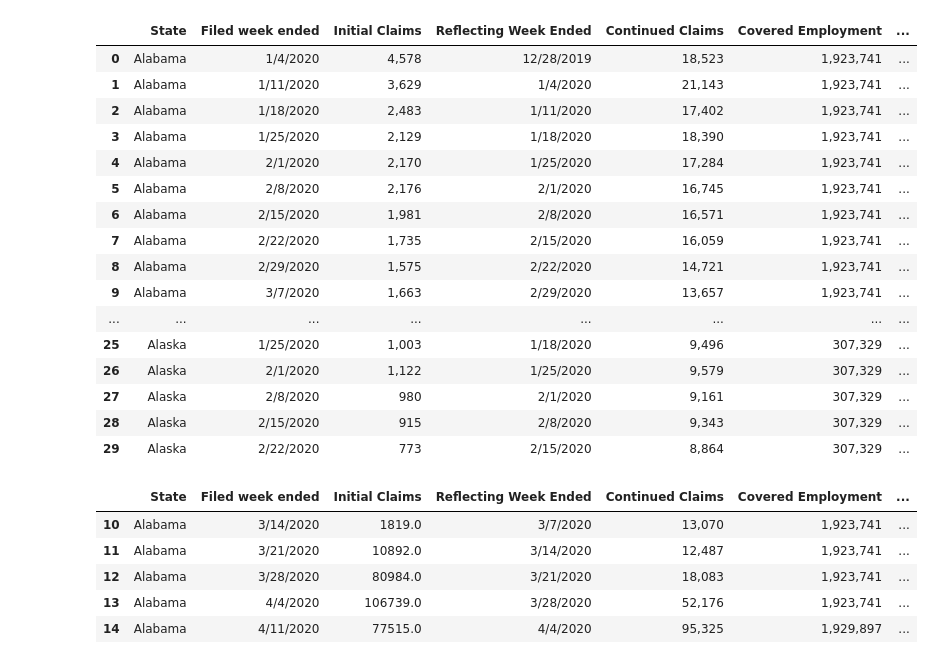
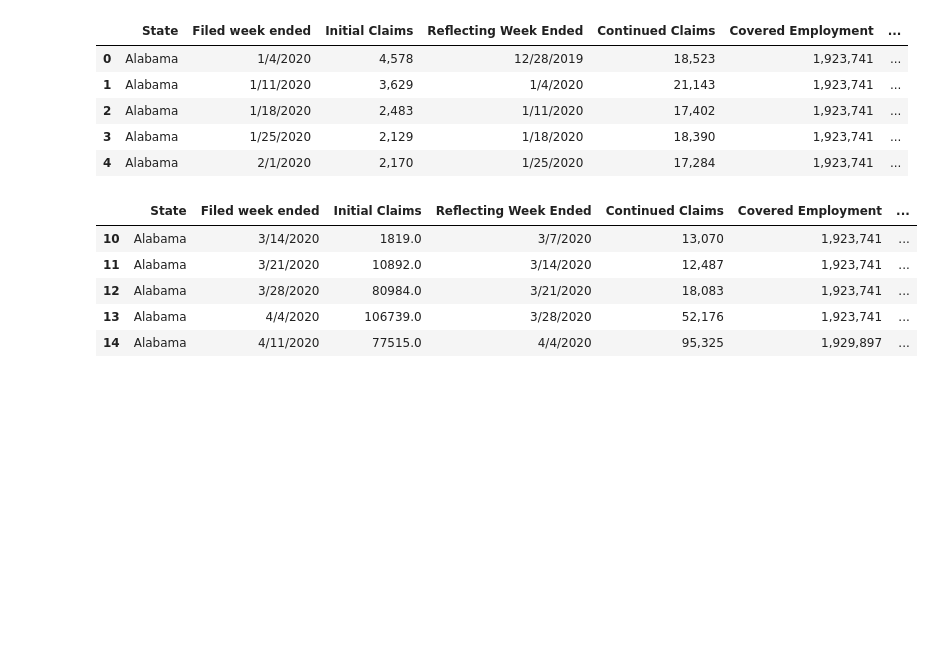
Before and after one commit to lowsaelee/US-Unemployment-Claims-2020, a Jupyter notebook: State_Unemployment_Claims.ipynb, the cells around one changed output. Saved outputs shown, nothing was run; the diff lists cells and outputs as text; code cells hidden in the pictures; blank space fills up the shorter version.

```diff
--- a/State_Unemployment_Claims.ipynb
+++ b/State_Unemployment_Claims.ipynb
@@ -5,25 +5,14 @@ import matplotlib.pyplot as plt
 # %%
 df = pd.read_csv("weeklyUnemploymentClaims-allStates-2020.csv")
 # %%
-df.head(30)
+df.head()
 # %% [output]
 |  | State | Filed week ended | Initial Claims | Reflecting Week Ended | Continued Claims | Covered Employment | ... |
 | 0 | Alabama | 1/4/2020 | 4,578 | 12/28/2019 | 18,523 | 1,923,741 | ... |
 | 1 | Alabama | 1/11/2020 | 3,629 | 1/4/2020 | 21,143 | 1,923,741 | ... |
 | 2 | Alabama | 1/18/2020 | 2,483 | 1/11/2020 | 17,402 | 1,923,741 | ... |
 | 3 | Alabama | 1/25/2020 | 2,129 | 1/18/2020 | 18,390 | 1,923,741 | ... |
 | 4 | Alabama | 2/1/2020 | 2,170 | 1/25/2020 | 17,284 | 1,923,741 | ... |
-| 5 | Alabama | 2/8/2020 | 2,176 | 2/1/2020 | 16,745 | 1,923,741 | ... |
-| 6 | Alabama | 2/15/2020 | 1,981 | 2/8/2020 | 16,571 | 1,923,741 | ... |
-| 7 | Alabama | 2/22/2020 | 1,735 | 2/15/2020 | 16,059 | 1,923,741 | ... |
-| 8 | Alabama | 2/29/2020 | 1,575 | 2/22/2020 | 14,721 | 1,923,741 | ... |
-| 9 | Alabama | 3/7/2020 | 1,663 | 2/29/2020 | 13,657 | 1,923,741 | ... |
-| ... | ... | ... | ... | ... | ... | ... | ... |
-| 25 | Alaska | 1/25/2020 | 1,003 | 1/18/2020 | 9,496 | 307,329 | ... |
-| 26 | Alaska | 2/1/2020 | 1,122 | 1/25/2020 | 9,579 | 307,329 | ... |
-| 27 | Alaska | 2/8/2020 | 980 | 2/1/2020 | 9,161 | 307,329 | ... |
-| 28 | Alaska | 2/15/2020 | 915 | 2/8/2020 | 9,343 | 307,329 | ... |
-| 29 | Alaska | 2/22/2020 | 773 | 2/15/2020 | 8,864 | 307,329 | ... |
 # %%
 df['Initial Claims'] = df['Initial Claims'].str.replace(',','')
 df['Initial Claims'] = df['Initial Claims'].astype(float)
```
Also changed, not shown: parts of 11 cells of this notebook.
